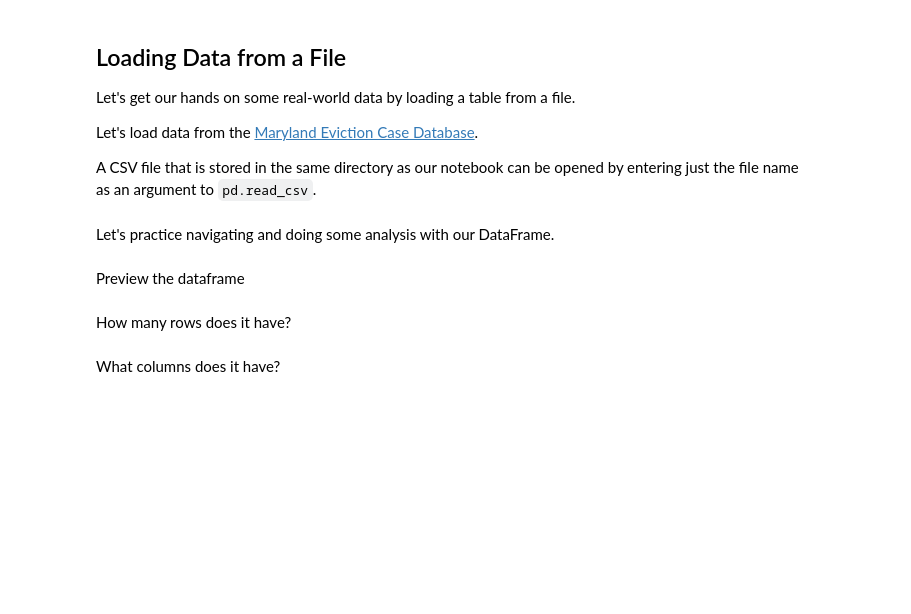
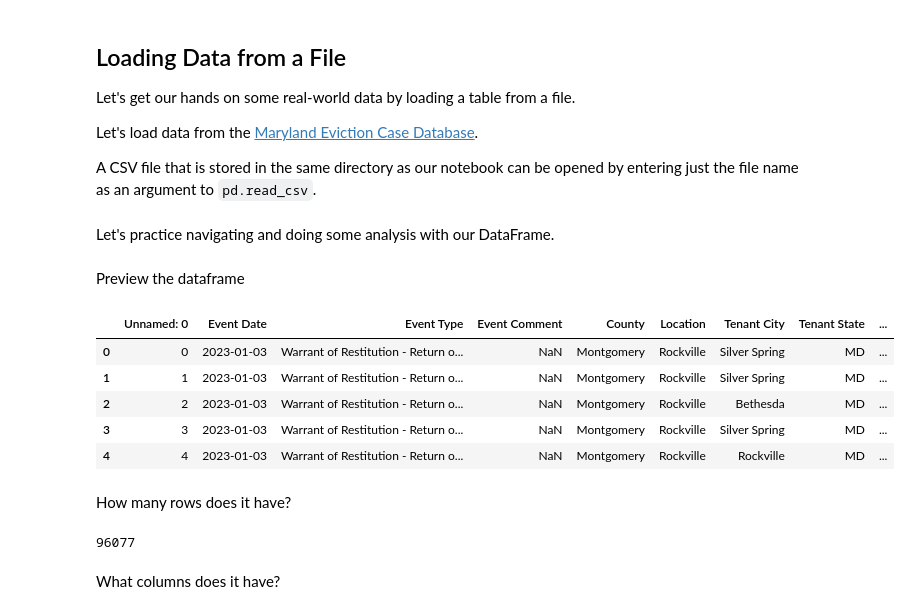
Before and after one commit to stg12793/ursp688y_sp2025, a Jupyter notebook: demos/demo04/demo04_live.ipynb, the cells around one changed output. Cells and saved outputs as stored; diff of their text form; code cells hidden in the pictures; blank space fills up the shorter version.

```diff
--- a/demos/demo04/demo04_live.ipynb
+++ b/demos/demo04/demo04_live.ipynb
@@ -35,11 +37,20 @@ Let's practice navigating and doing some analysis with our DataFrame.
 # %% [markdown]
 Preview the dataframe
 # %%
-# ! Show the df head
+df.head()
+# %% [output]
+|  | Unnamed: 0 | Event Date | Event Type | Event Comment | County | Location | Tenant City | Tenant State | ... |
+| 0 | 0 | 2023-01-03 | Warrant of Restitution - Return o... | NaN | Montgomery | Rockville | Silver Spring | MD | ... |
+| 1 | 1 | 2023-01-03 | Warrant of Restitution - Return o... | NaN | Montgomery | Rockville | Silver Spring | MD | ... |
+| 2 | 2 | 2023-01-03 | Warrant of Restitution - Return o... | NaN | Montgomery | Rockville | Bethesda | MD | ... |
+| 3 | 3 | 2023-01-03 | Warrant of Restitution - Return o... | NaN | Montgomery | Rockville | Silver Spring | MD | ... |
+| 4 | 4 | 2023-01-03 | Warrant of Restitution - Return o... | NaN | Montgomery | Rockville | Rockville | MD | ... |
 # %% [markdown]
 How many rows does it have?
 # %%
-# ! Show df length
+len(df)
+# %% [output]
+96077
 # %% [markdown]
 What columns does it have?
 # %%
```
Also changed, not shown: parts of 21 cells of this notebook.
